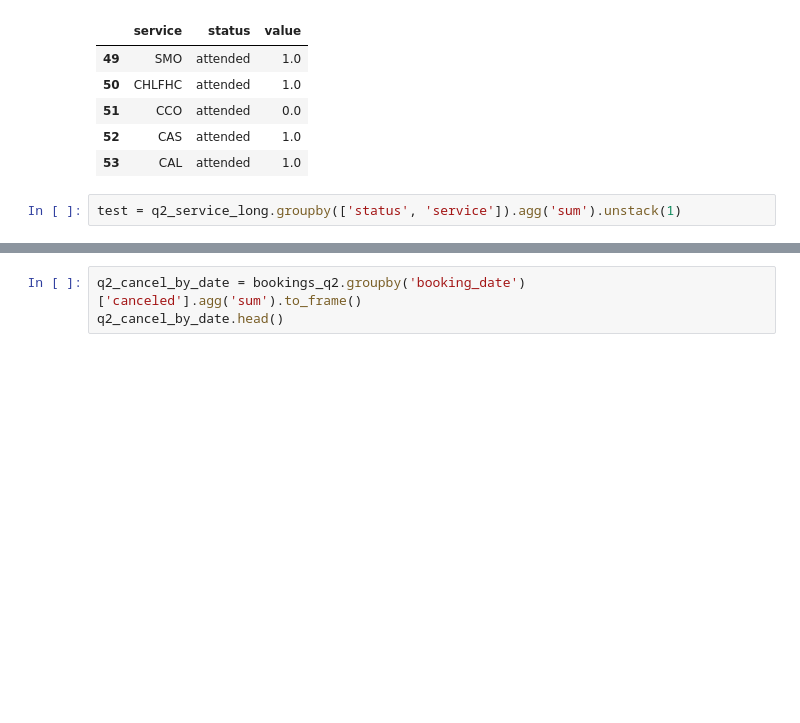
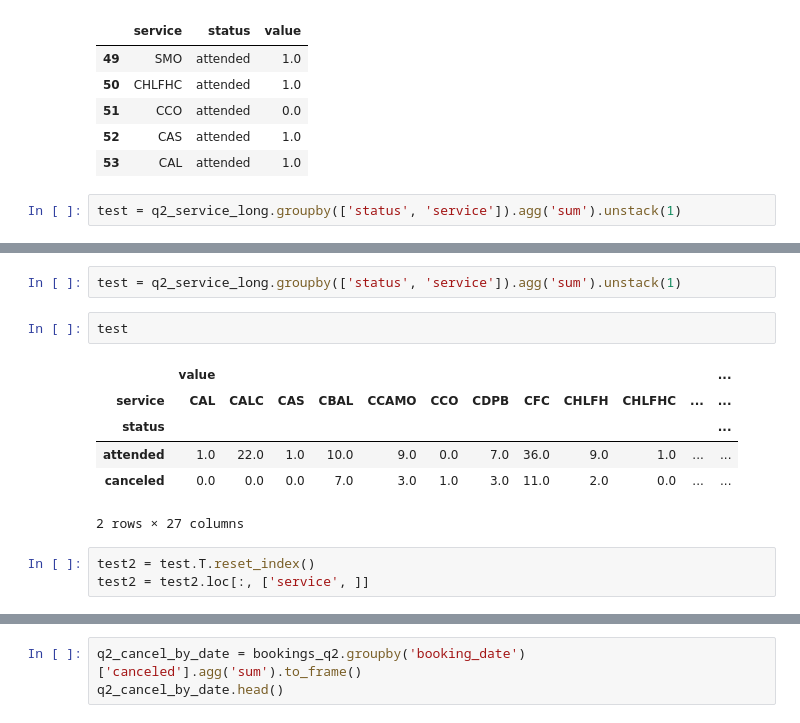
Before and after one commit to SmellsLikeCake/Hair-Salon-Cancellations, a Jupyter notebook: Hair-Salon-Cancellations-Draft.ipynb, the cells around one changed output, grey strips where cells are left out. Drawn from its saved outputs; the diff is of its cells as text; blank space fills up the shorter version.

```diff
--- a/Hair-Salon-Cancellations-Draft.ipynb
+++ b/Hair-Salon-Cancellations-Draft.ipynb
@@ -366,0 +393,14 @@ test = q2_service_long.groupby(['status', 'service']).agg('sum').unstack(1)
+# %%
+test = q2_service_long.groupby(['status', 'service']).agg('sum').unstack(1)
+# %%
+test
+# %% [output]
+|  | value |  |  |  |  |  |  |  |  |  |  | ... |
+| service | CAL | CALC | CAS | CBAL | CCAMO | CCO | CDPB | CFC | CHLFH | CHLFHC | ... | ... |
+| status |  |  |  |  |  |  |  |  |  |  |  | ... |
+| attended | 1.0 | 22.0 | 1.0 | 10.0 | 9.0 | 0.0 | 7.0 | 36.0 | 9.0 | 1.0 | ... | ... |
+| canceled | 0.0 | 0.0 | 0.0 | 7.0 | 3.0 | 1.0 | 3.0 | 11.0 | 2.0 | 0.0 | ... | ... |
+2 rows × 27 columns
+# %%
+test2 = test.T.reset_index()
+test2 = test2.loc[:, ['service', ]]
```
Also changed, not shown: parts of 8 cells of this notebook, 1 other file.
